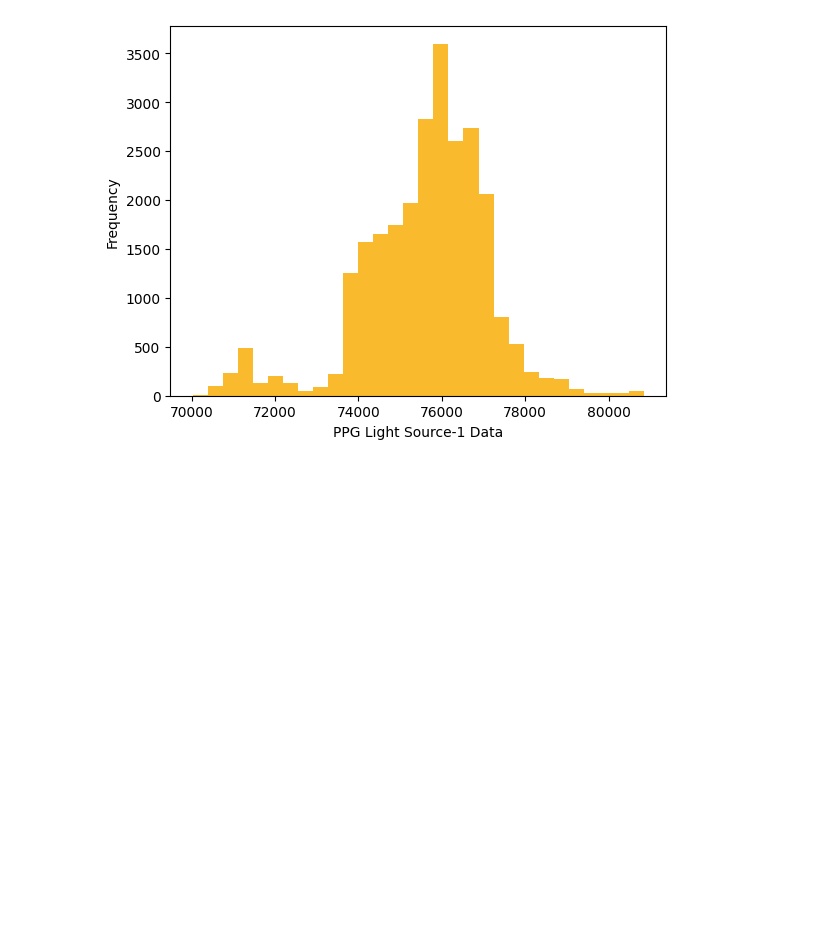
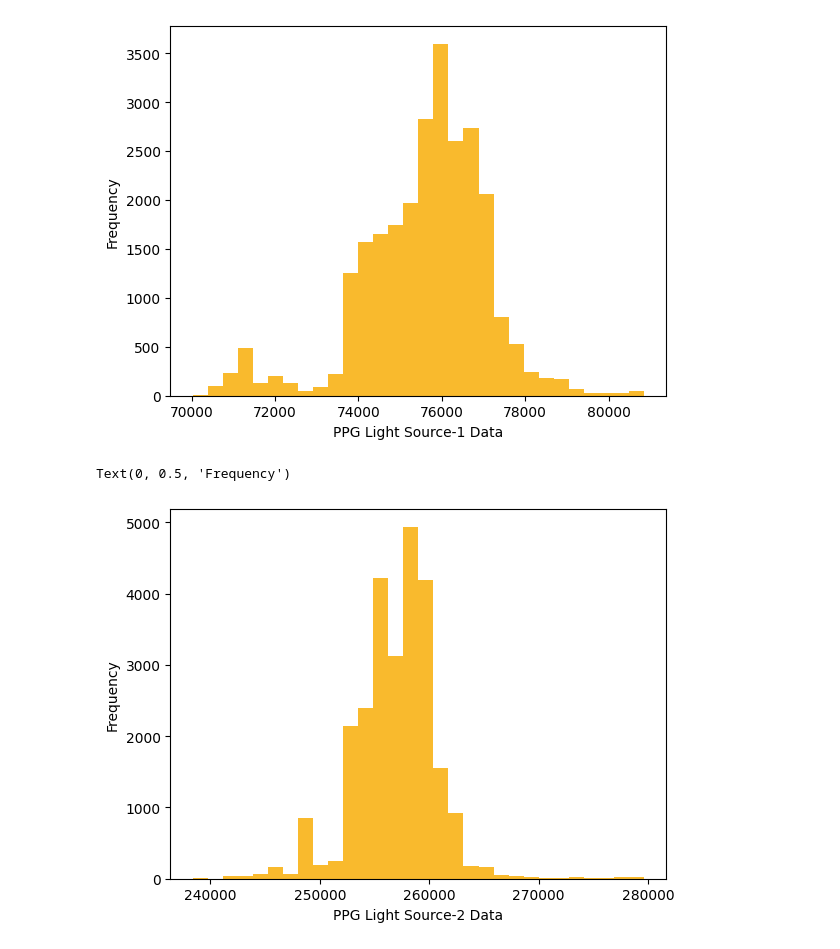
Before and after one commit to SenuraHansaja/H-IoT-Golob-Rice-Compression-Automation, a Jupyter notebook: PPG data/ppg_hist.ipynb, the cells around one changed output. Saved outputs shown, nothing was run; the diff lists cells and outputs as text; code cells hidden in the pictures; blank space fills up the shorter version.

```diff
--- a/PPG data/ppg_hist.ipynb
+++ b/PPG data/ppg_hist.ipynb
@@ -33,3 +33,11 @@ plt.ylabel('Frequency')
 # %% [output]
 Text(0, 0.5, 'Frequency')
 [figure]
+# %%
+column_2_unfil = data['Unnamed: 2'].dropna(inplace=False)
+plt.hist(column_2_unfil, bins=30,  color='#F9BA2D')
+plt.xlabel('PPG Light Source-2 Data')
+plt.ylabel('Frequency')
+# %% [output]
+Text(0, 0.5, 'Frequency')
+[figure, added]
```
Also changed, not shown: parts of 1 cell of this notebook, 2 other files.
